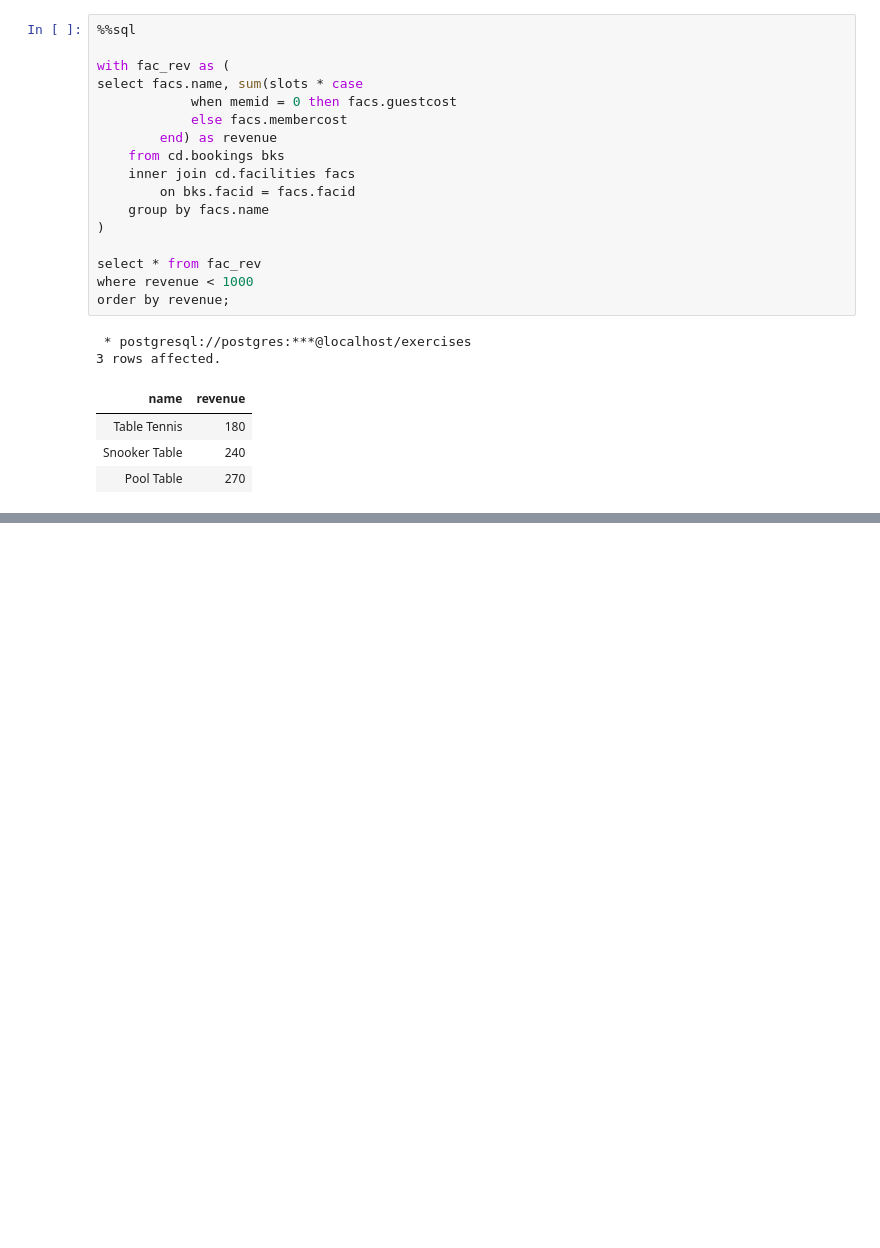
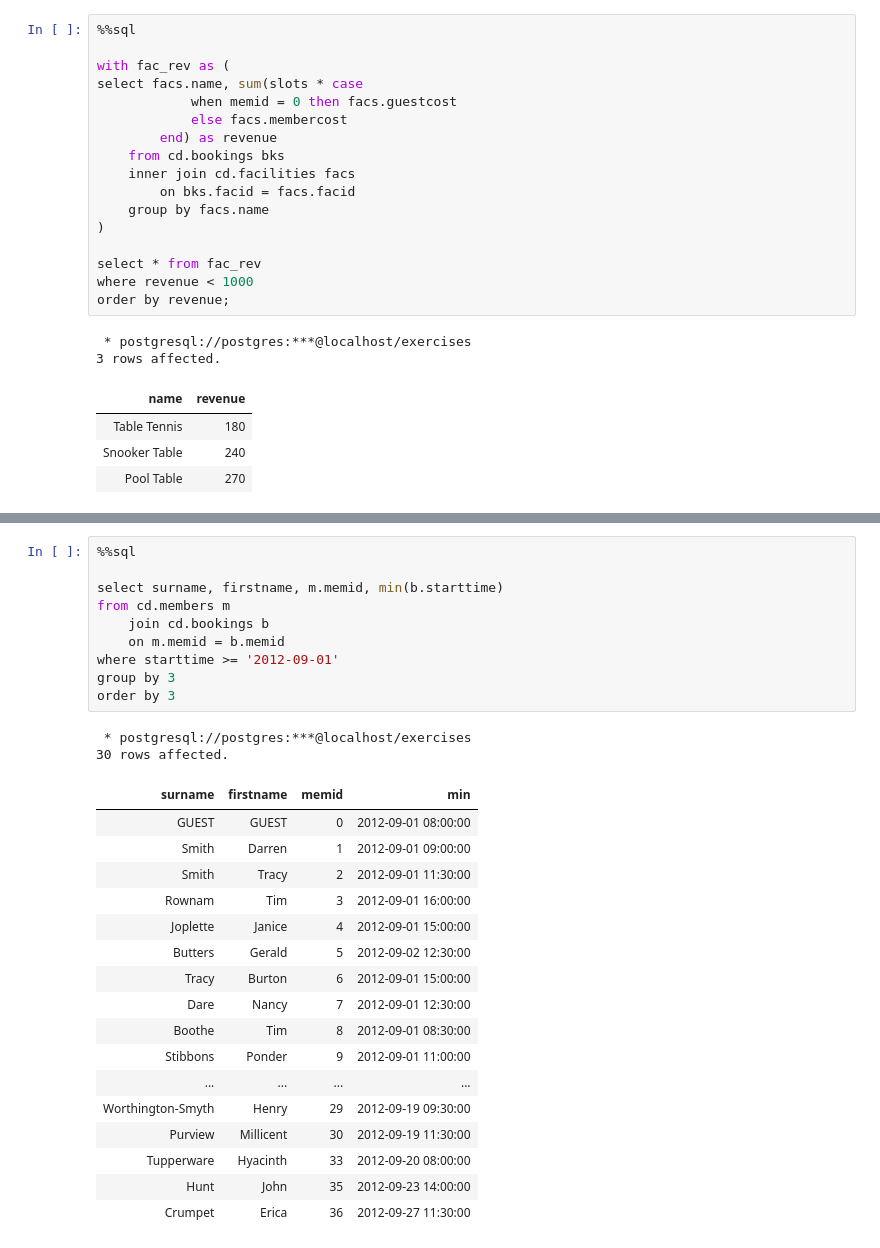
Before and after one commit to Yash9988/self-learn, a Jupyter notebook: practice/sql.ipynb, the cells around one changed output, grey strips where cells are left out. Drawn from its saved outputs; the diff is of its cells as text; blank space fills up the shorter version.

Commit message:
[Practice]<SQL>(AGG){22/22} Completed all problems for  the 'Aggregation' exercise.

```diff
--- a/practice/sql.ipynb
+++ b/practice/sql.ipynb
@@ -821,0 +934,30 @@ order by revenue;
+# %%
+%%sql
+
+select surname, firstname, m.memid, min(b.starttime)
+from cd.members m
+	join cd.bookings b
+	on m.memid = b.memid
+where starttime >= '2012-09-01'
+group by 3
+order by 3
+# %% [output]
+ * postgresql://postgres:***@localhost/exercises
+30 rows affected.
+| surname | firstname | memid | min |
+| GUEST | GUEST | 0 | 2012-09-01 08:00:00 |
+| Smith | Darren | 1 | 2012-09-01 09:00:00 |
+| Smith | Tracy | 2 | 2012-09-01 11:30:00 |
+| Rownam | Tim | 3 | 2012-09-01 16:00:00 |
+| Joplette | Janice | 4 | 2012-09-01 15:00:00 |
+| Butters | Gerald | 5 | 2012-09-02 12:30:00 |
+| Tracy | Burton | 6 | 2012-09-01 15:00:00 |
+| Dare | Nancy | 7 | 2012-09-01 12:30:00 |
+| Boothe | Tim | 8 | 2012-09-01 08:30:00 |
+| Stibbons | Ponder | 9 | 2012-09-01 11:00:00 |
+| ... | ... | ... | ... |
+| Worthington-Smyth | Henry | 29 | 2012-09-19 09:30:00 |
+| Purview | Millicent | 30 | 2012-09-19 11:30:00 |
+| Tupperware | Hyacinth | 33 | 2012-09-20 08:00:00 |
+| Hunt | John | 35 | 2012-09-23 14:00:00 |
+| Crumpet | Erica | 36 | 2012-09-27 11:30:00 |
```
Also changed, not shown: parts of 30 cells of this notebook.
